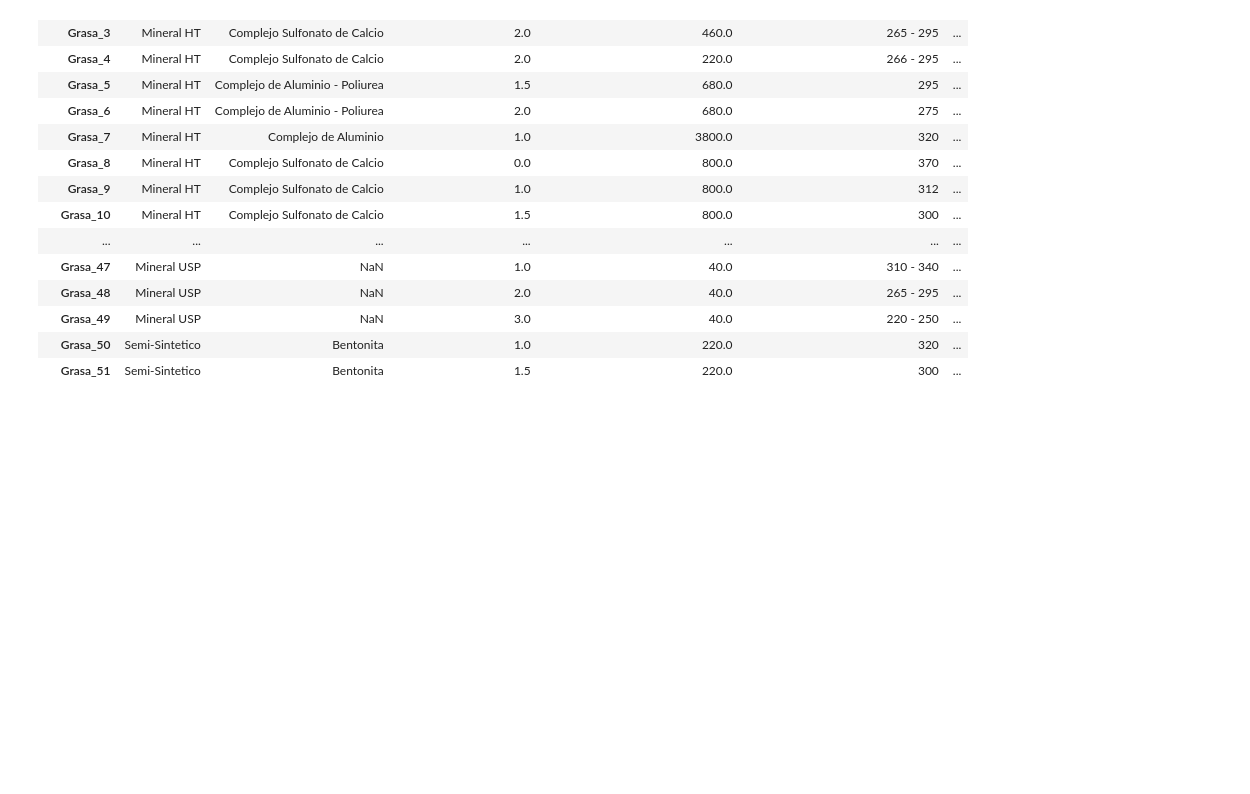
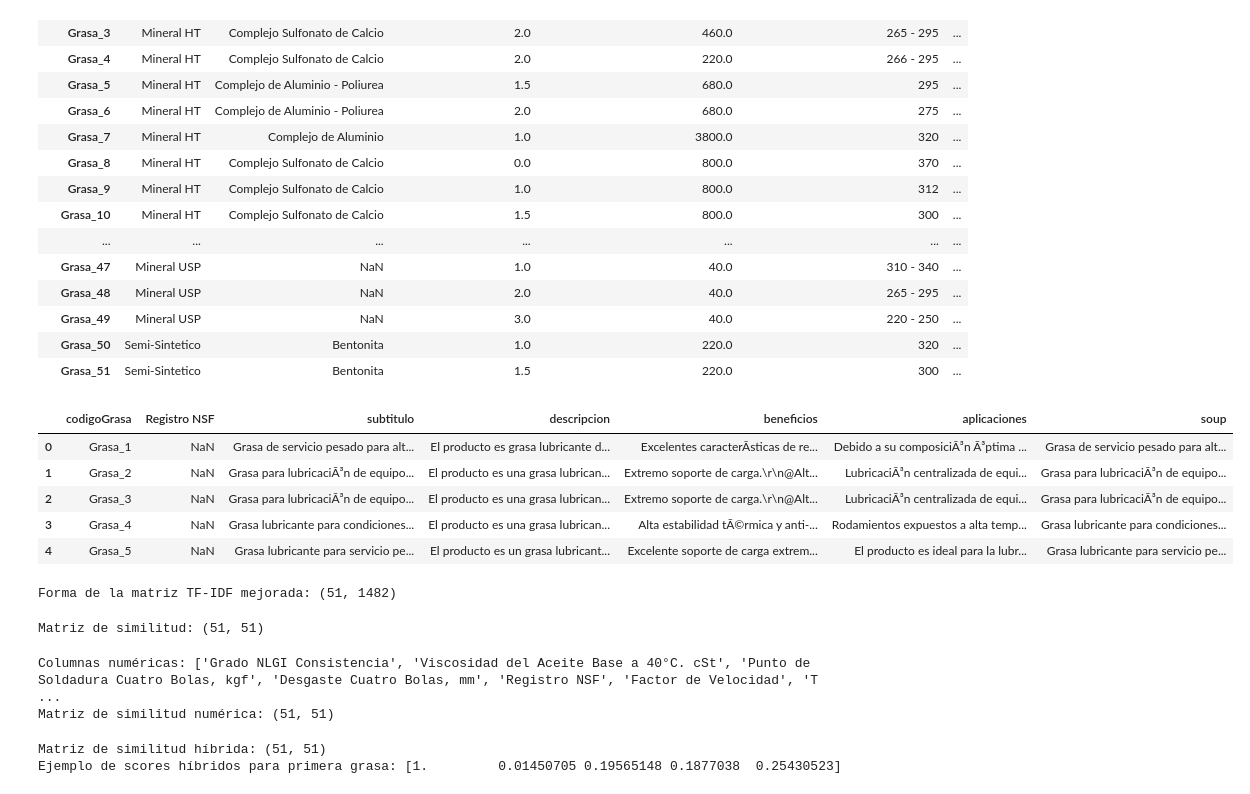
Before and after one commit to luiscarlosmarrufo/reto-interlub, a Jupyter notebook: notebooks/exploration.ipynb, the cells around one changed output. Cells and saved outputs as stored; diff of their text form; code cells hidden in the pictures; blank space fills up the shorter version.

```diff
--- a/notebooks/exploration.ipynb
+++ b/notebooks/exploration.ipynb
@@ -404,3 +404,72 @@ df_v
 | Grasa_49 | Mineral USP | NaN | 3.0 | 40.0 | 220 - 250 | ... |
 | Grasa_50 | Semi-Sintetico | Bentonita | 1.0 | 220.0 | 320 | ... |
 | Grasa_51 | Semi-Sintetico | Bentonita | 1.5 | 220.0 | 300 | ... |
+# %%
+# Crear un soup mejorado combinando todas las descripciones
+descripcion_grasas['soup'] = (
+    descripcion_grasas['subtitulo'].fillna('') + ' ' +
+    descripcion_grasas['descripcion'].fillna('') + ' ' +
+    descripcion_grasas['beneficios'].fillna('') + ' ' +
+    descripcion_grasas['aplicaciones'].fillna('')
+)
+
+descripcion_grasas['soup'] = descripcion_grasas['soup'].str.strip()
+descripcion_grasas.head()
+# %% [output]
+|  | codigoGrasa | Registro NSF | subtitulo | descripcion | beneficios | aplicaciones | soup |
+| 0 | Grasa_1 | NaN | Grasa de servicio pesado para alt... | El producto es grasa lubricante d... | Excelentes caracterÃ­sticas de re... | Debido a su composiciÃ³n Ã³ptima ... | Grasa de servicio pesado para alt... |
+| 1 | Grasa_2 | NaN | Grasa para lubricaciÃ³n de equipo... | El producto es una grasa lubrican... | Extremo soporte de carga.\r\n@Alt... | LubricaciÃ³n centralizada de equi... | Grasa para lubricaciÃ³n de equipo... |
+| 2 | Grasa_3 | NaN | Grasa para lubricaciÃ³n de equipo... | El producto es una grasa lubrican... | Extremo soporte de carga.\r\n@Alt... | LubricaciÃ³n centralizada de equi... | Grasa para lubricaciÃ³n de equipo... |
+| 3 | Grasa_4 | NaN | Grasa lubricante para condiciones... | El producto es una grasa lubrican... | Alta estabilidad tÃ©rmica y anti-... | Rodamientos expuestos a alta temp... | Grasa lubricante para condiciones... |
+| 4 | Grasa_5 | NaN | Grasa lubricante para servicio pe... | El producto es un grasa lubricant... | Excelente soporte de carga extrem... | El producto es ideal para la lubr... | Grasa lubricante para servicio pe... |
+# %%
+# TF-IDF sobre el soup completo
+tf_improved = TfidfVectorizer(analyzer='word', ngram_range=(1, 2),
+                              min_df=1, stop_words=stop_words_espanol)
+tfidf_matrix_improved = tf_improved.fit_transform(descripcion_grasas['soup'])
+
+print(f"Forma de la matriz TF-IDF mejorada: {tfidf_matrix_improved.shape}")
+# %% [output]
+Forma de la matriz TF-IDF mejorada: (51, 1482)
+# %%
+# Calcular similitud del coseno con el soup mejorado
+cosine_sim_improved = linear_kernel(tfidf_matrix_improved, tfidf_matrix_improved)
+print(f"Matriz de similitud: {cosine_sim_improved.shape}")
+# %% [output]
+Matriz de similitud: (51, 51)
+# %%
+from sklearn.preprocessing import StandardScaler
+
+# Seleccionar solo características numéricas relevantes
+numeric_cols = df_v.select_dtypes(include='number').columns.tolist()
+print(f"Columnas numéricas: {numeric_cols}")
+
+# Crear DataFrame con características numéricas normalizadas
+df_numeric = df_v[numeric_cols].copy()
+df_numeric = df_numeric.fillna(df_numeric.median())  # Rellenar NaN con mediana
+
+# Normalizar
+scaler = StandardScaler()
+numeric_scaled = scaler.fit_transform(df_numeric)
+
+# Calcular similitud basada en características numéricas
+from sklearn.metrics.pairwise import cosine_similarity
+cosine_sim_numeric = cosine_similarity(numeric_scaled)
+
+print(f"Matriz de similitud numérica: {cosine_sim_numeric.shape}")
+# %% [output]
+Columnas numéricas: ['Grado NLGI Consistencia', 'Viscosidad del Aceite Base a 40°C. cSt', 'Punto de Soldadura Cuatro Bolas, kgf', 'Desgaste Cuatro Bolas, mm', 'Registro NSF', 'Factor de Velocidad', 'T ...
+Matriz de similitud numérica: (51, 51)
+# %%
+# Combinar ambas similitudes con pesos
+# 70% texto + 30% características numéricas
+peso_texto = 0.7
+peso_numerico = 0.3
+
+cosine_sim_hybrid = (peso_texto * cosine_sim_improved) + (peso_numerico * cosine_sim_numeric)
+
+print(f"Matriz de similitud híbrida: {cosine_sim_hybrid.shape}")
+print(f"Ejemplo de scores híbridos para primera grasa: {cosine_sim_hybrid[0][:5]}")
+# %% [output]
+Matriz de similitud híbrida: (51, 51)
+Ejemplo de scores híbridos para primera grasa: [1.         0.01450705 0.19565148 0.1877038  0.25430523]
```
Also changed, not shown: parts of 10 cells of this notebook.
